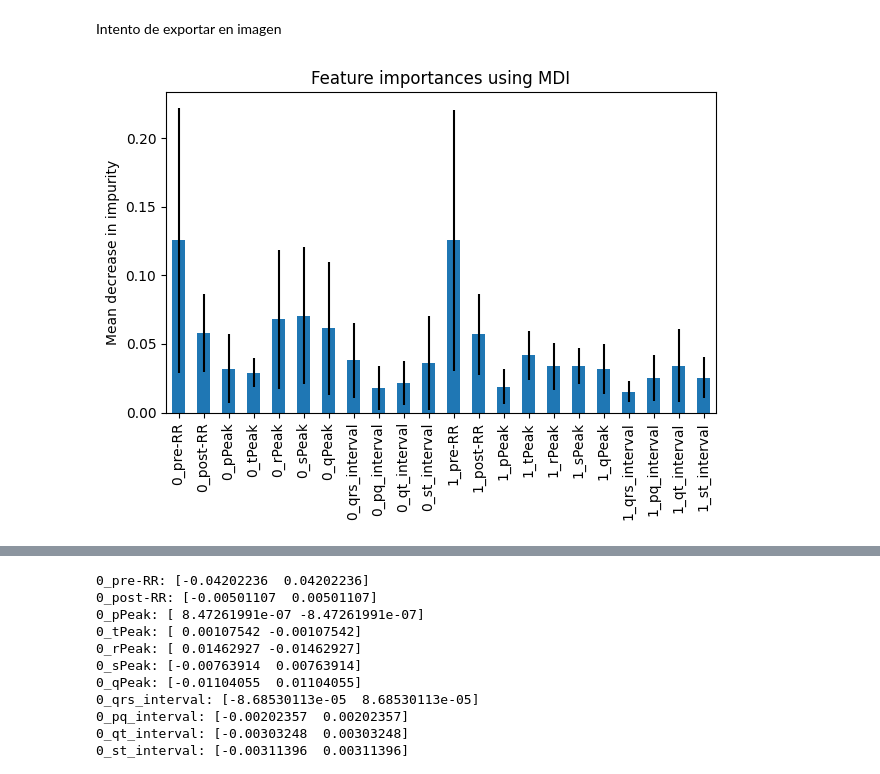
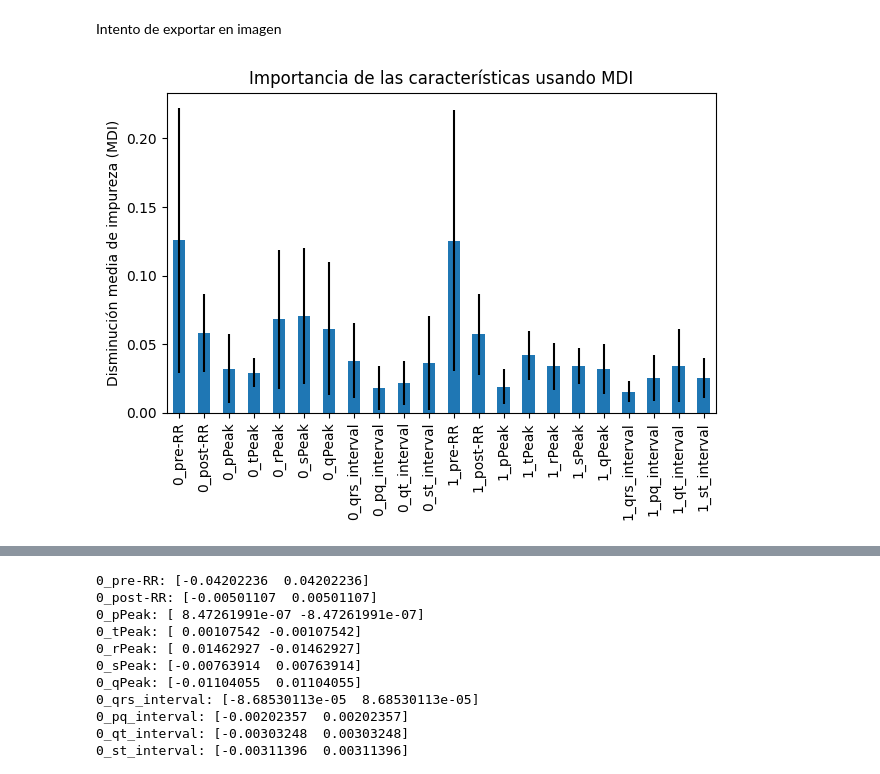
Before and after one commit to Hal34329/Residencias, a Jupyter notebook: MIT-BIH_Test3.ipynb, the cells around one changed output, grey strips where cells are left out. Cells and saved outputs as stored; diff of their text form; code cells hidden in the pictures.

```diff
--- a/MIT-BIH_Test3.ipynb
+++ b/MIT-BIH_Test3.ipynb
@@ -172,20 +174,20 @@ Intento de exportar en imagen
 # %%
 import matplotlib.pyplot as plt
 #from sklearn.ensemble import RandomForestClassifier
 from sklearn.tree import plot_tree
 
 importances = model.feature_importances_
 feature_names = X_train.columns
 std = np.std([tree.feature_importances_ for tree in model.estimators_], axis=0)
 
 forest_importances = pd.Series(importances, index=feature_names)
 
 fig, ax = plt.subplots()
 forest_importances.plot.bar(yerr=std, ax=ax)
-ax.set_title("Feature importances using MDI")
-ax.set_ylabel("Mean decrease in impurity")
+ax.set_title("Importancia de las características usando MDI")
+ax.set_ylabel("Disminución media de impureza (MDI)")
 fig.tight_layout()
 plt.show()
 # %% [output]
-[figure, old version]
+[figure, new version]
 # %%
```
Also changed, not shown: parts of 4 cells of this notebook, 1 other file.
